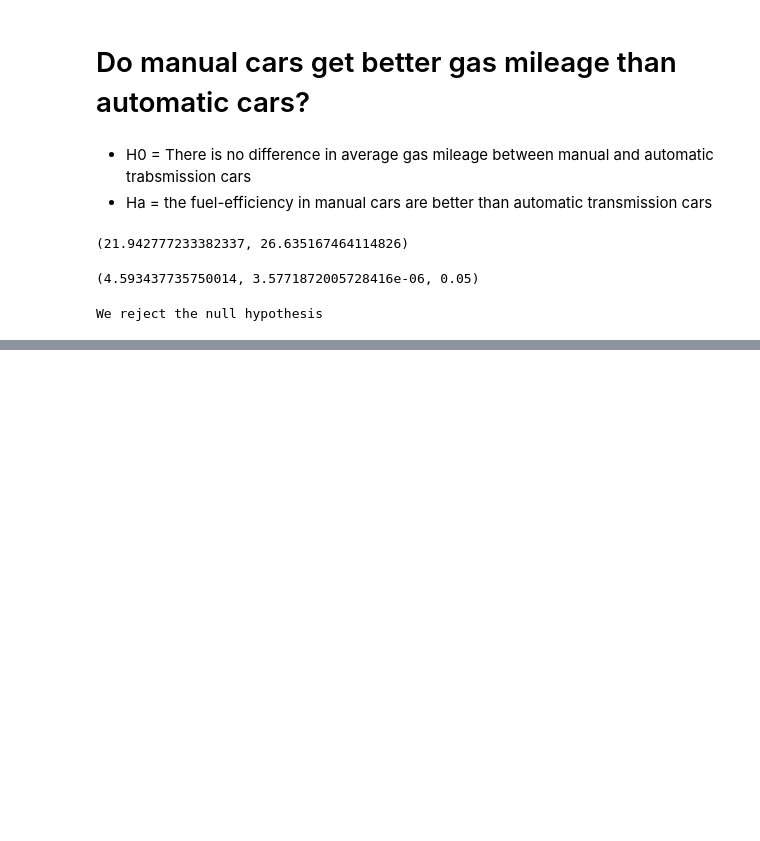
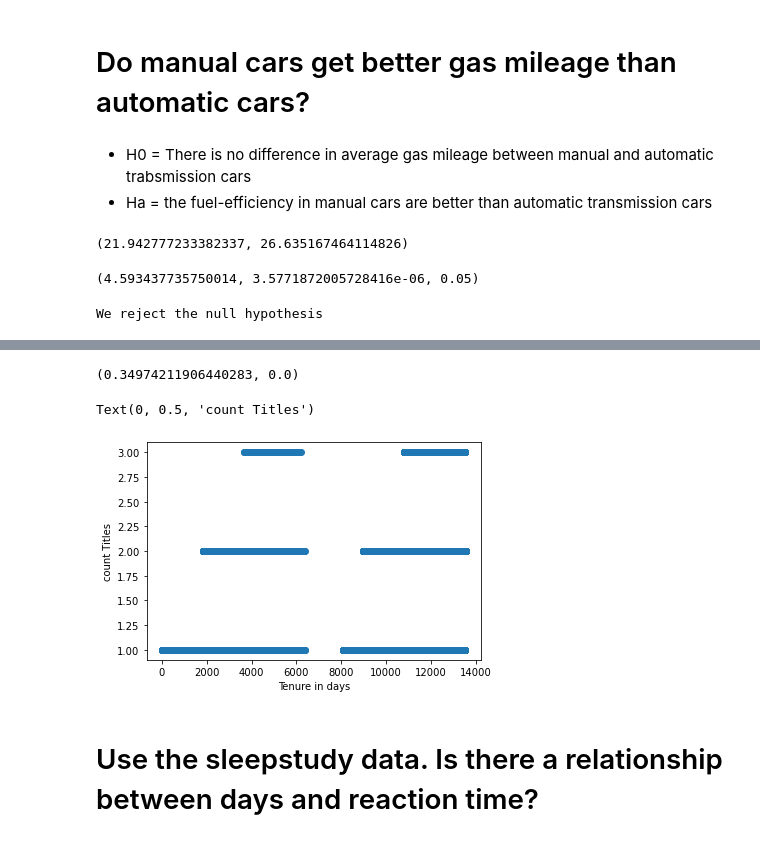
Before and after one commit to Olivert75/statistics-exercises, a Jupyter notebook: hypothesis_testing.ipynb, the cells around one changed output, grey strips where cells are left out. Cells and saved outputs as stored; diff of their text form; code cells hidden in the pictures; blank space fills up the shorter version.

```diff
--- a/hypothesis_testing.ipynb
+++ b/hypothesis_testing.ipynb
@@ -391,0 +488,6 @@ salaries_df.head(5)
+# %%
+titles_df['tenure_days'] = (titles_df.to_date - titles_df.hire_date)
+# %%
+titles_df["tenure_days"] = titles_df.tenure_days.astype(str)
+# %%
+titles_df["tenure_days"] = titles_df.tenure_days.str.strip('days').astype(int)
@@ -391,0 +503,19 @@ salaries_df.head(5)
+# %%
+#Create a title series and tenure series by count the title in title_df
+titles_series = titles_df.groupby('emp_no').count().title
+tenure_series = titles_df.sort_values("to_date").groupby("emp_no").last()["tenure_days"]
+# %%
+r, p = stats.pearsonr(tenure_series, titles_series)
+r, p
+# %% [output]
+(0.34974211906440283, 0.0)
+# %%
+plt.scatter(tenure_series, titles_series)
+plt.xlabel('Tenure in days')
+plt.ylabel('count Titles')
+#Have weak correlation
+# %% [output]
+Text(0, 0.5, 'count Titles')
+[figure, added]
+# %% [markdown]
+# Use the sleepstudy data. Is there a relationship between days and reaction time?
```
Also changed, not shown: parts of 79 cells of this notebook.
